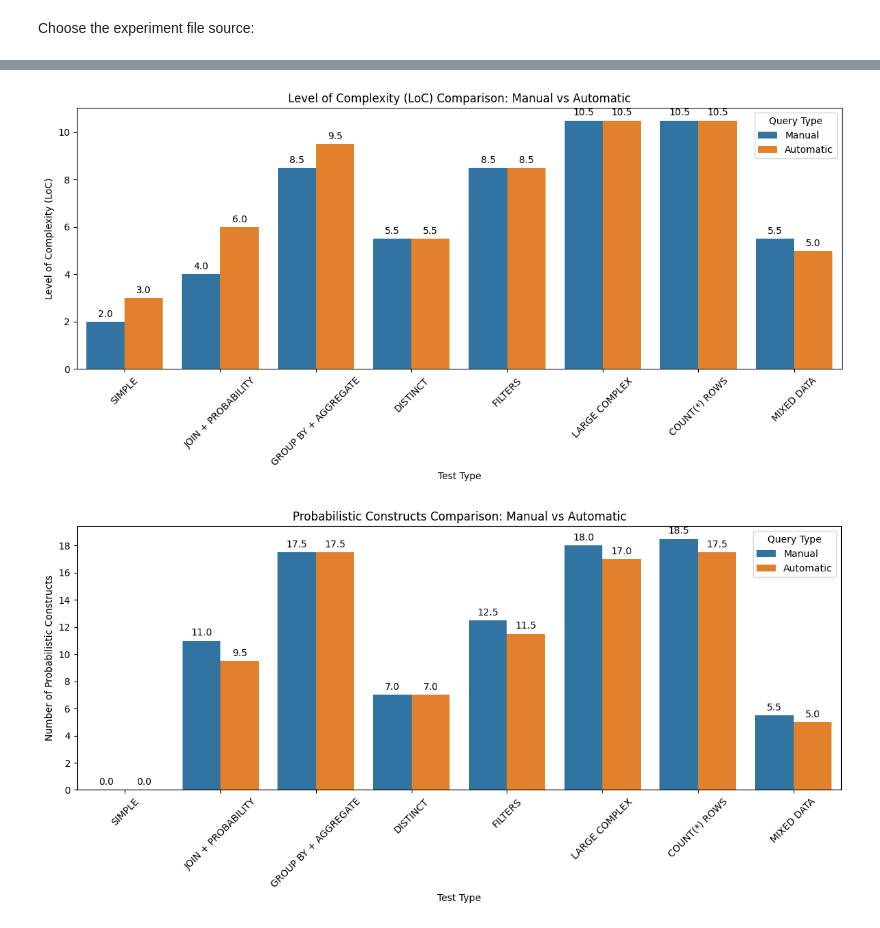
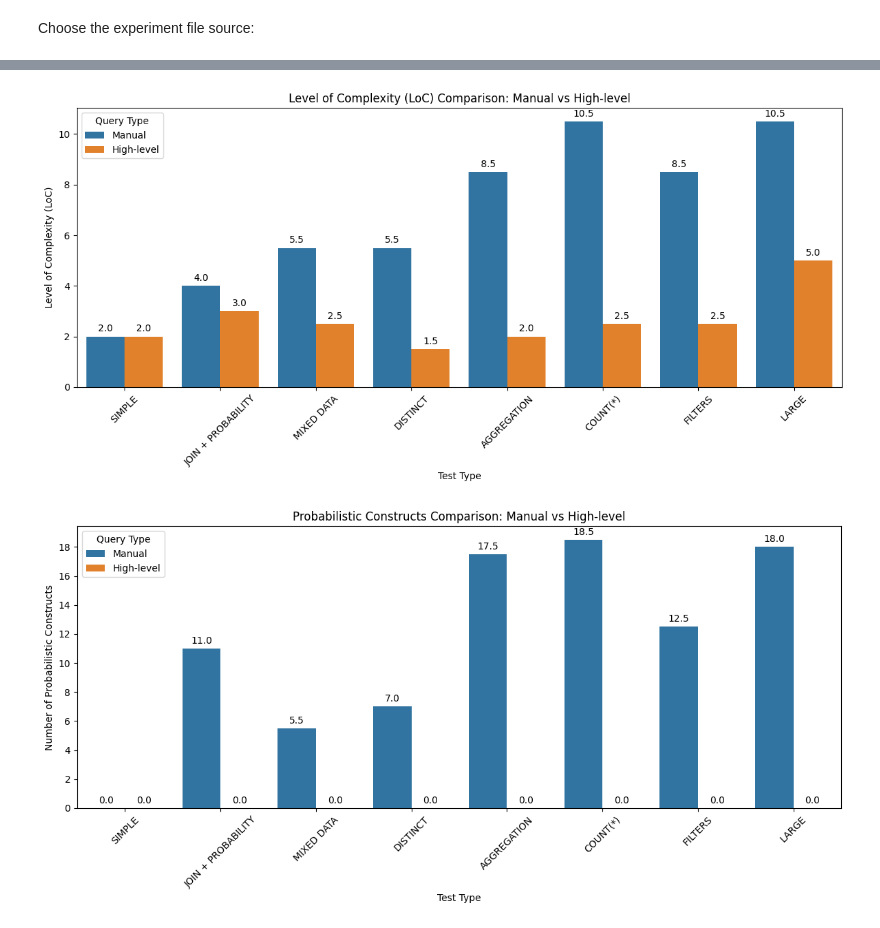
Before and after one commit to DemirevMartin/DuoSQL, a Jupyter notebook: experiment_results/experiment_visualizer.ipynb, the cells around one changed output, grey strips where cells are left out. Cells and saved outputs as stored; diff of their text form; code cells hidden in the pictures.

```diff
--- a/experiment_results/experiment_visualizer.ipynb
+++ b/experiment_results/experiment_visualizer.ipynb
@@ -8,8 +8,8 @@ from decimal import Decimal, ROUND_HALF_UP
 # %% [markdown]
 Choose the experiment file source:
 # %%
-experiment = "manual_vs_auto.xlsx"
-# experiment = "manual_vs_high-level.xlsx"
+# experiment = "manual_vs_auto.xlsx"
+experiment = "manual_vs_high-level.xlsx"
 df = pd.read_excel(experiment)
 # %%
 df.columns = [col.strip() for col in df.columns]
@@ -25,6 +25,20 @@ df["Query Type"] = [
     odd_query_type if i % 2 == 0 else even_query_type
     for i in range(len(df))
 ]
+
+# Reorder rows to make sense by complexity and length
+order = [
+    "SIMPLE",
+    "JOIN + PROBABILITY",
+    "MIXED DATA",
+    "DISTINCT",
+    "AGGREGATION",
+    "COUNT(*)",
+    "FILTERS",
+    "LARGE",
+]
+df["Test Type"] = pd.Categorical(df["Test Type"], categories=order, ordered=True)
+df = df.sort_values("Test Type").reset_index(drop=True)
 
 # Create the directory if it doesn't exist
 os.makedirs(f"{odd_query_type}_vs_{even_query_type}_diagrams", exist_ok=True)
@@ -106,5 +120,5 @@ plt.close()
-[figure, old version]
+[figure, new version]
-[figure, old version]
+[figure, new version]
 # %%
 odd_rows = df[df["Query Type"] == odd_query_type].copy().reset_index(drop=True)
 even_rows = df[df["Query Type"] == even_query_type].copy().reset_index(drop=True)
```
Also changed, not shown: parts of 3 cells of this notebook, 16 other files.
